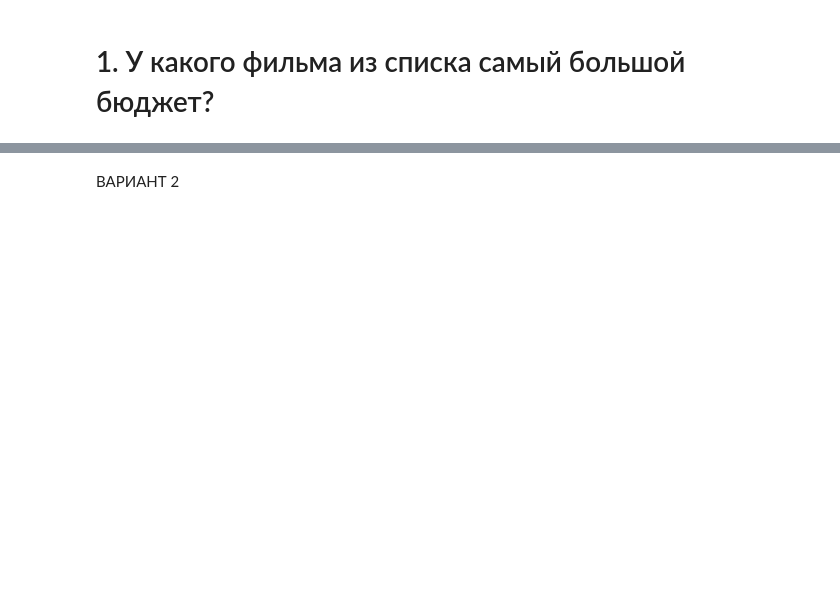
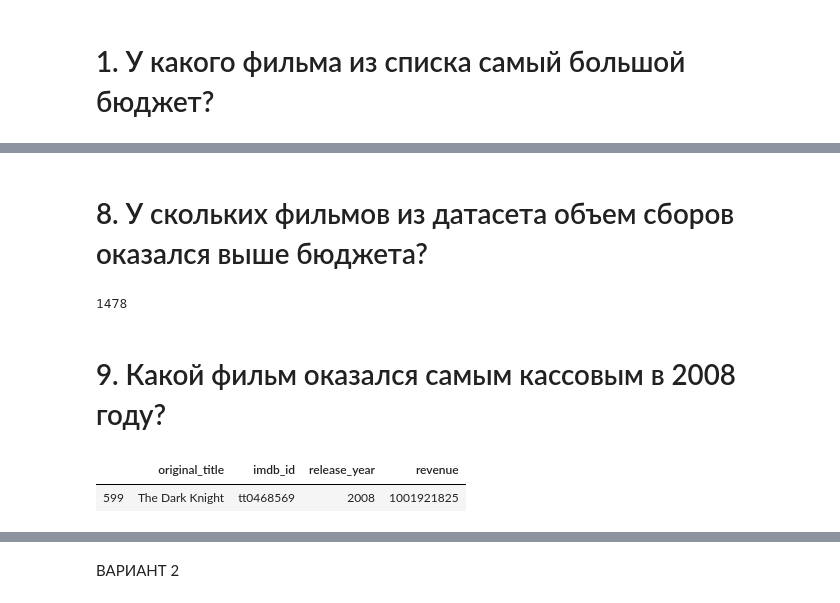
Before and after one commit to Ya-Andy/module_1, a Jupyter notebook: Movies_IMBD_v4.1_TEMPLATE.ipynb, the cells around one changed output, grey strips where cells are left out. Saved outputs shown, nothing was run; the diff lists cells and outputs as text; code cells hidden in the pictures; blank space fills up the shorter version.

```diff
--- a/Movies_IMBD_v4.1_TEMPLATE.ipynb
+++ b/Movies_IMBD_v4.1_TEMPLATE.ipynb
@@ -35,0 +131,6 @@ answers['1'] = '...'
+# %% [markdown]
+# 8. У скольких фильмов из датасета объем сборов оказался выше бюджета?
+# %%
+len(data[data.profit > 0])  # всего в датасете находится информация по 1889 фильмам.
+# %% [output]
+1478
@@ -35,0 +139,9 @@ answers['1'] = '...'
+# %% [markdown]
+# 9. Какой фильм оказался самым кассовым в 2008 году?
+# %%
+list2008 = data[data.release_year == 2008]
+list2008[list2008.revenue == max(list2008.revenue)][
+    ['original_title', 'imdb_id', 'release_year', 'revenue']]
+# %% [output]
+|  | original_title | imdb_id | release_year | revenue |
+| 599 | The Dark Knight | tt0468569 | 2008 | 1001921825 |
```
Also changed, not shown: parts of 101 cells of this notebook.
